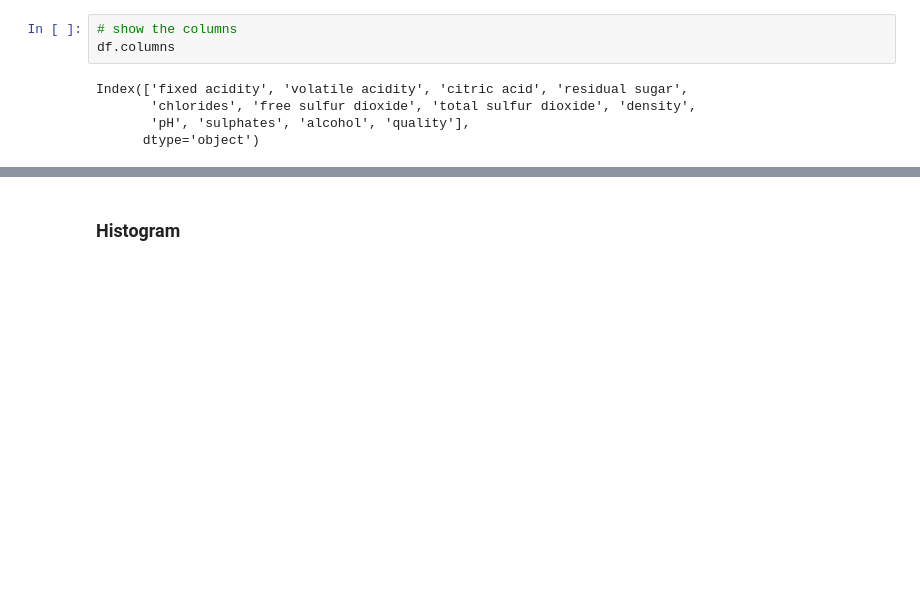
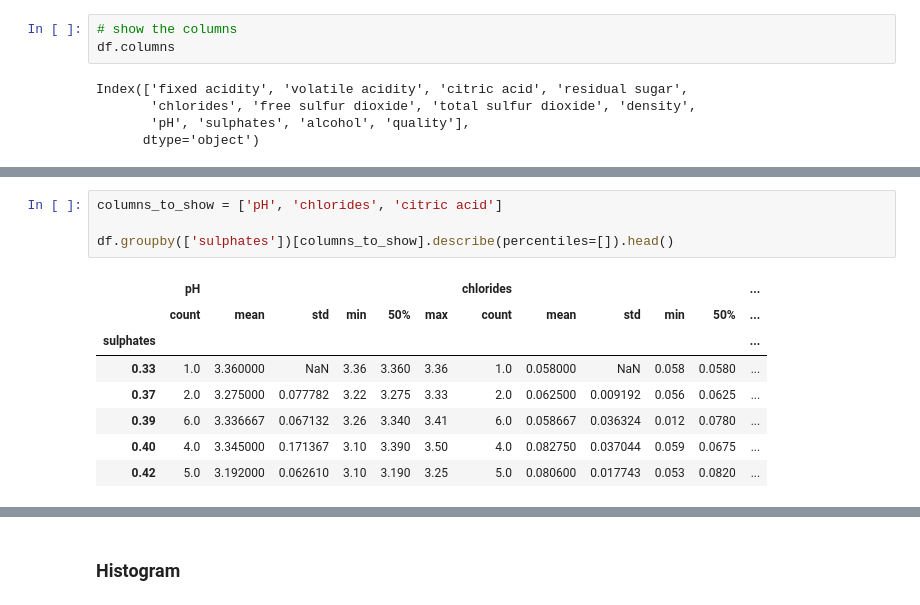
Before and after one commit to duttashi/datascience-notes, a Jupyter notebook: python notebooks/EDA.ipynb, the cells around one changed output, grey strips where cells are left out. Saved outputs shown, nothing was run; the diff lists cells and outputs as text; blank space fills up the shorter version.

```diff
--- a/python notebooks/EDA.ipynb
+++ b/python notebooks/EDA.ipynb
@@ -127,0 +219,13 @@ Index(['fixed acidity', 'volatile acidity', 'citric acid', 'residual sugar',
+# %%
+columns_to_show = ['pH', 'chlorides', 'citric acid']
+
+df.groupby(['sulphates'])[columns_to_show].describe(percentiles=[]).head()
+# %% [output]
+|  | pH |  |  |  |  |  | chlorides |  |  |  |  | ... |
+|  | count | mean | std | min | 50% | max | count | mean | std | min | 50% | ... |
+| sulphates |  |  |  |  |  |  |  |  |  |  |  | ... |
+| 0.33 | 1.0 | 3.360000 | NaN | 3.36 | 3.360 | 3.36 | 1.0 | 0.058000 | NaN | 0.058 | 0.0580 | ... |
+| 0.37 | 2.0 | 3.275000 | 0.077782 | 3.22 | 3.275 | 3.33 | 2.0 | 0.062500 | 0.009192 | 0.056 | 0.0625 | ... |
+| 0.39 | 6.0 | 3.336667 | 0.067132 | 3.26 | 3.340 | 3.41 | 6.0 | 0.058667 | 0.036324 | 0.012 | 0.0780 | ... |
+| 0.40 | 4.0 | 3.345000 | 0.171367 | 3.10 | 3.390 | 3.50 | 4.0 | 0.082750 | 0.037044 | 0.059 | 0.0675 | ... |
+| 0.42 | 5.0 | 3.192000 | 0.062610 | 3.10 | 3.190 | 3.25 | 5.0 | 0.080600 | 0.017743 | 0.053 | 0.0820 | ... |
```
Also changed, not shown: parts of 23 cells of this notebook.
